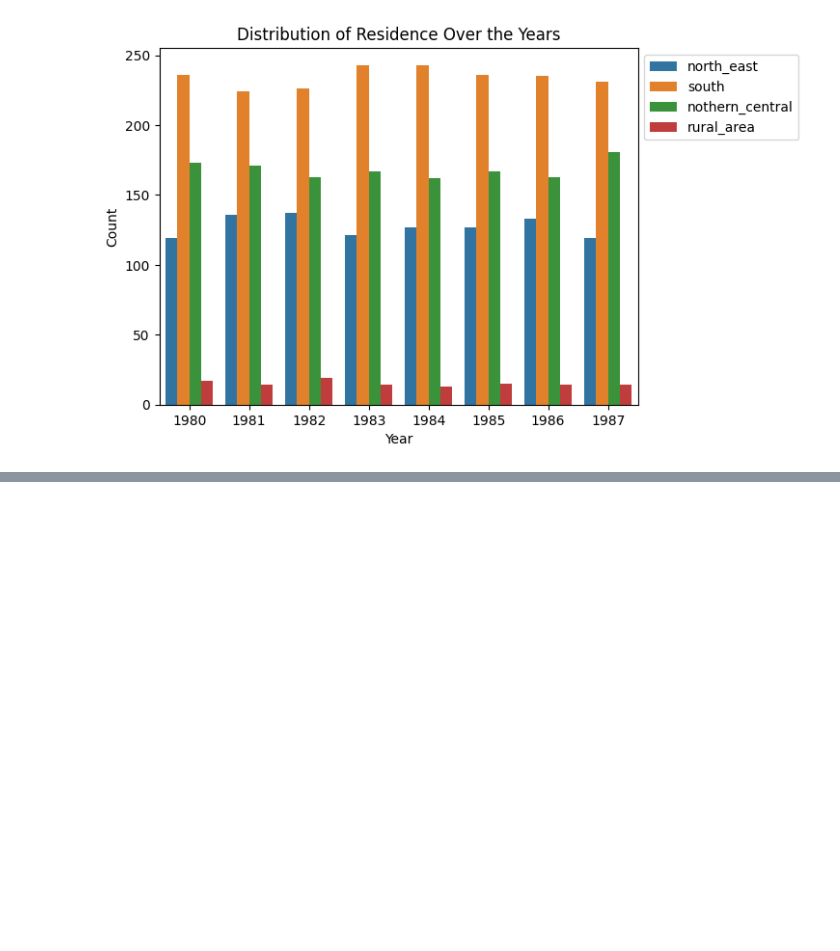
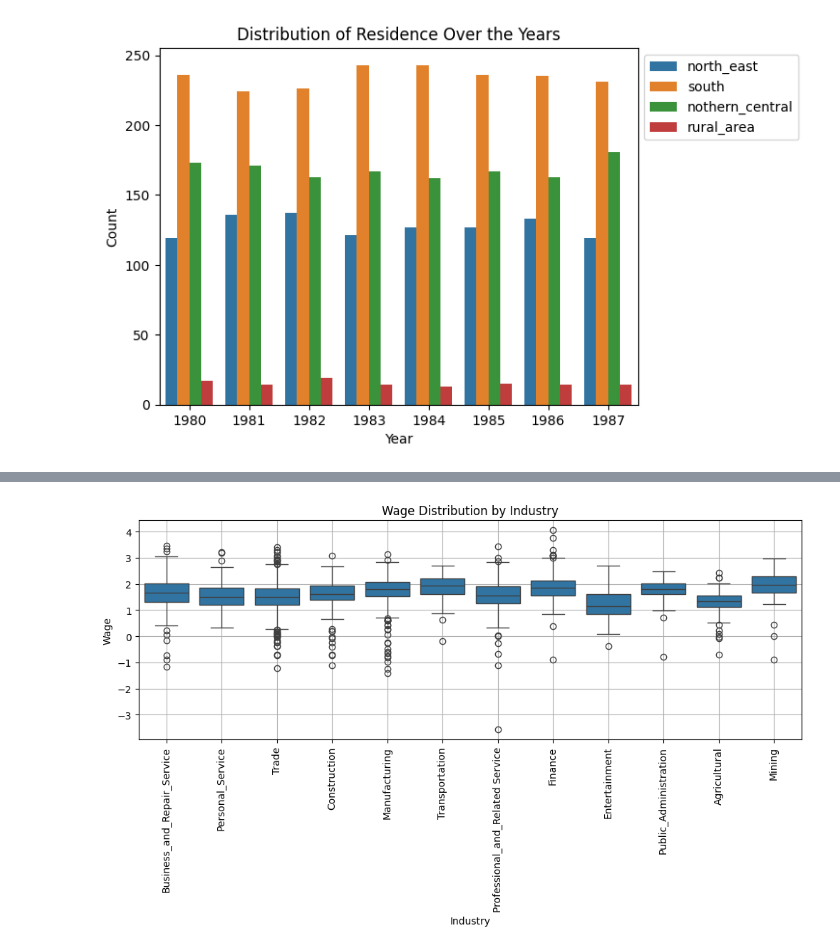
Before and after one commit to levyashvin/exploratory-data-analysis, a Jupyter notebook: males_dataset_analysis.ipynb, the cells around one changed output, grey strips where cells are left out. Cells and saved outputs as stored; diff of their text form; code cells hidden in the pictures; blank space fills up the shorter version.

```diff
--- a/males_dataset_analysis.ipynb
+++ b/males_dataset_analysis.ipynb
@@ -255,0 +288,12 @@ plt.show()
+# %%
+#boxplot of wage by industry
+plt.figure(figsize=(12, 4))
+sns.boxplot(data=data, x='industry', y='wage')
+plt.title('Wage Distribution by Industry')
+plt.xlabel('Industry')
+plt.ylabel('Wage')
+plt.xticks(rotation=90)
+plt.grid(True)
+plt.show()
+# %% [output]
+[figure, added]
```
Also changed, not shown: parts of 6 cells of this notebook.
